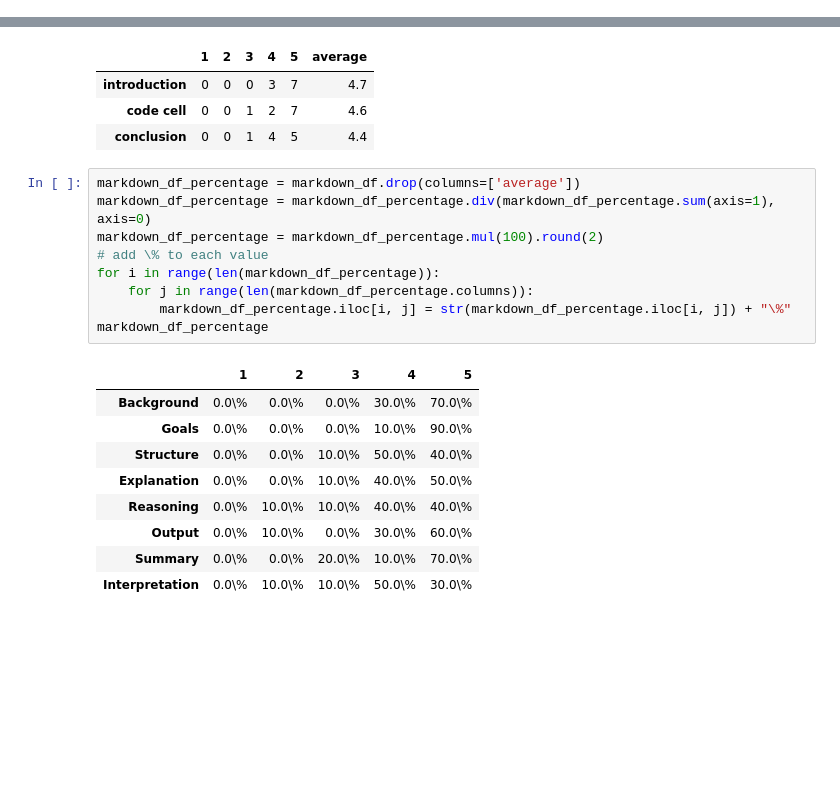
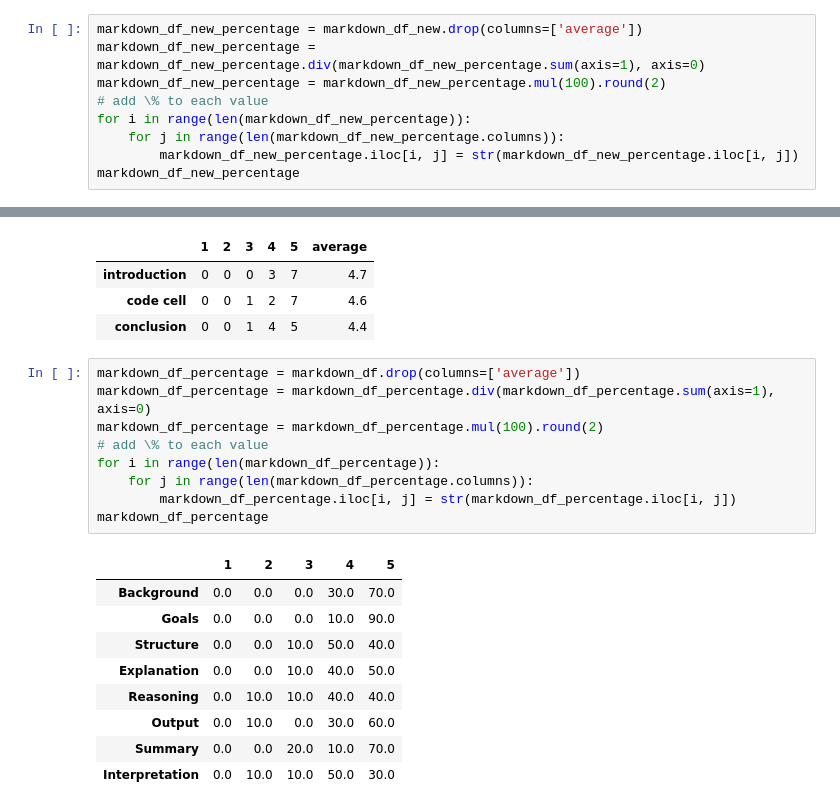
Before and after one commit to measic/gptidy-development, a Jupyter notebook: user study/results/analysis.ipynb, the cells around one changed output, grey strips where cells are left out. Cells and saved outputs as stored; diff of their text form; blank space fills up the shorter version.

```diff
--- a/user study/results/analysis.ipynb
+++ b/user study/results/analysis.ipynb
@@ -599,3 +599,12 @@ markdown_df_new
 | Introduction | 0.0 | 0.0 | 1.0 | 9.0 | 20.0 | 4.63 |
 | Code Explanation | 0.0 | 2.0 | 2.0 | 11.0 | 15.0 | 4.30 |
 | Conclusion | 0.0 | 1.0 | 3.0 | 6.0 | 10.0 | 4.25 |
+# %%
+markdown_df_new_percentage = markdown_df_new.drop(columns=['average'])
+markdown_df_new_percentage = markdown_df_new_percentage.div(markdown_df_new_percentage.sum(axis=1), axis=0)
+markdown_df_new_percentage = markdown_df_new_percentage.mul(100).round(2)
+# add \% to each value
+for i in range(len(markdown_df_new_percentage)):
+    for j in range(len(markdown_df_new_percentage.columns)):
+        markdown_df_new_percentage.iloc[i, j] = str(markdown_df_new_percentage.iloc[i, j])
+markdown_df_new_percentage
@@ -609,19 +623,19 @@ useful_df
 # %%
 markdown_df_percentage = markdown_df.drop(columns=['average'])
 markdown_df_percentage = markdown_df_percentage.div(markdown_df_percentage.sum(axis=1), axis=0)
 markdown_df_percentage = markdown_df_percentage.mul(100).round(2)
 # add \% to each value
 for i in range(len(markdown_df_percentage)):
     for j in range(len(markdown_df_percentage.columns)):
-        markdown_df_percentage.iloc[i, j] = str(markdown_df_percentage.iloc[i, j]) + "\%"
+        markdown_df_percentage.iloc[i, j] = str(markdown_df_percentage.iloc[i, j])
 markdown_df_percentage
 # %% [output]
 |  | 1 | 2 | 3 | 4 | 5 |
-| Background | 0.0\% | 0.0\% | 0.0\% | 30.0\% | 70.0\% |
-| Goals | 0.0\% | 0.0\% | 0.0\% | 10.0\% | 90.0\% |
-| Structure | 0.0\% | 0.0\% | 10.0\% | 50.0\% | 40.0\% |
-| Explanation | 0.0\% | 0.0\% | 10.0\% | 40.0\% | 50.0\% |
-| Reasoning | 0.0\% | 10.0\% | 10.0\% | 40.0\% | 40.0\% |
-| Output | 0.0\% | 10.0\% | 0.0\% | 30.0\% | 60.0\% |
-| Summary | 0.0\% | 0.0\% | 20.0\% | 10.0\% | 70.0\% |
-| Interpretation | 0.0\% | 10.0\% | 10.0\% | 50.0\% | 30.0\% |
+| Background | 0.0 | 0.0 | 0.0 | 30.0 | 70.0 |
+| Goals | 0.0 | 0.0 | 0.0 | 10.0 | 90.0 |
+| Structure | 0.0 | 0.0 | 10.0 | 50.0 | 40.0 |
+| Explanation | 0.0 | 0.0 | 10.0 | 40.0 | 50.0 |
+| Reasoning | 0.0 | 10.0 | 10.0 | 40.0 | 40.0 |
+| Output | 0.0 | 10.0 | 0.0 | 30.0 | 60.0 |
+| Summary | 0.0 | 0.0 | 20.0 | 10.0 | 70.0 |
+| Interpretation | 0.0 | 10.0 | 10.0 | 50.0 | 30.0 |
```
Also changed, not shown: parts of 1 cell of this notebook, 4 other files.
